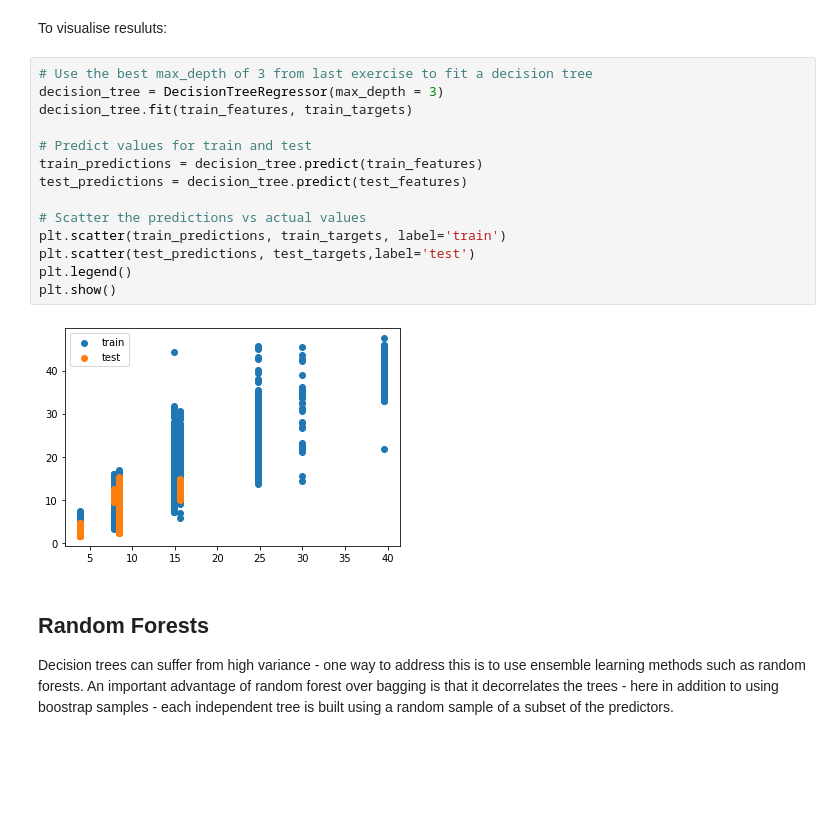
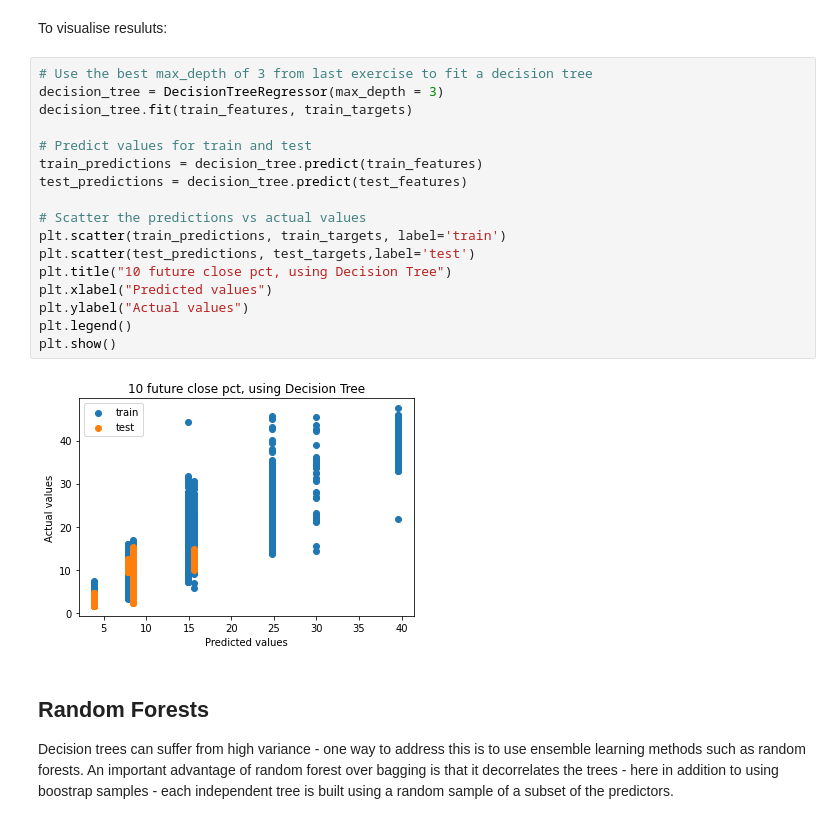
Before and after one commit to dt448/ml_for_finance, a Jupyter notebook: Predicting Stock Price using Clasical ML methods.ipynb, the cells around one changed output. Saved outputs shown, nothing was run; the diff lists cells and outputs as text; blank space fills up the shorter version.

```diff
--- a/Predicting Stock Price using Clasical ML methods.ipynb
+++ b/Predicting Stock Price using Clasical ML methods.ipynb
@@ -321,19 +322,22 @@ To visualise resuluts:
 # %%
 # Use the best max_depth of 3 from last exercise to fit a decision tree
 decision_tree = DecisionTreeRegressor(max_depth = 3)
 decision_tree.fit(train_features, train_targets)
 
 # Predict values for train and test
 train_predictions = decision_tree.predict(train_features)
 test_predictions = decision_tree.predict(test_features)
 
 # Scatter the predictions vs actual values
 plt.scatter(train_predictions, train_targets, label='train')
 plt.scatter(test_predictions, test_targets,label='test')
+plt.title("10 future close pct, using Decision Tree")
+plt.xlabel("Predicted values")
+plt.ylabel("Actual values")
 plt.legend()
 plt.show()
 # %% [output]
-[figure, old version]
+[figure, new version]
 # %% [markdown]
 ## Random Forests
 
```
Also changed, not shown: parts of 18 cells of this notebook.
